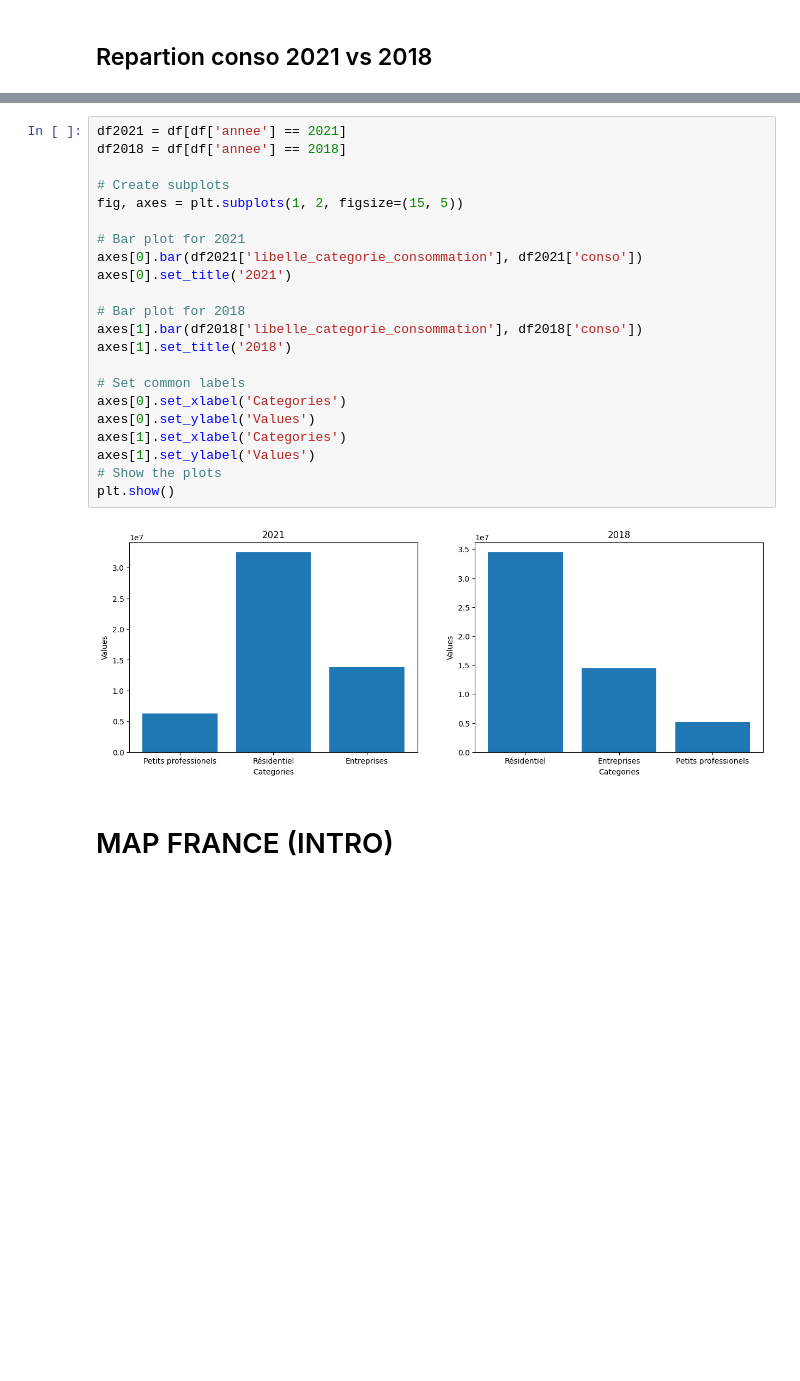
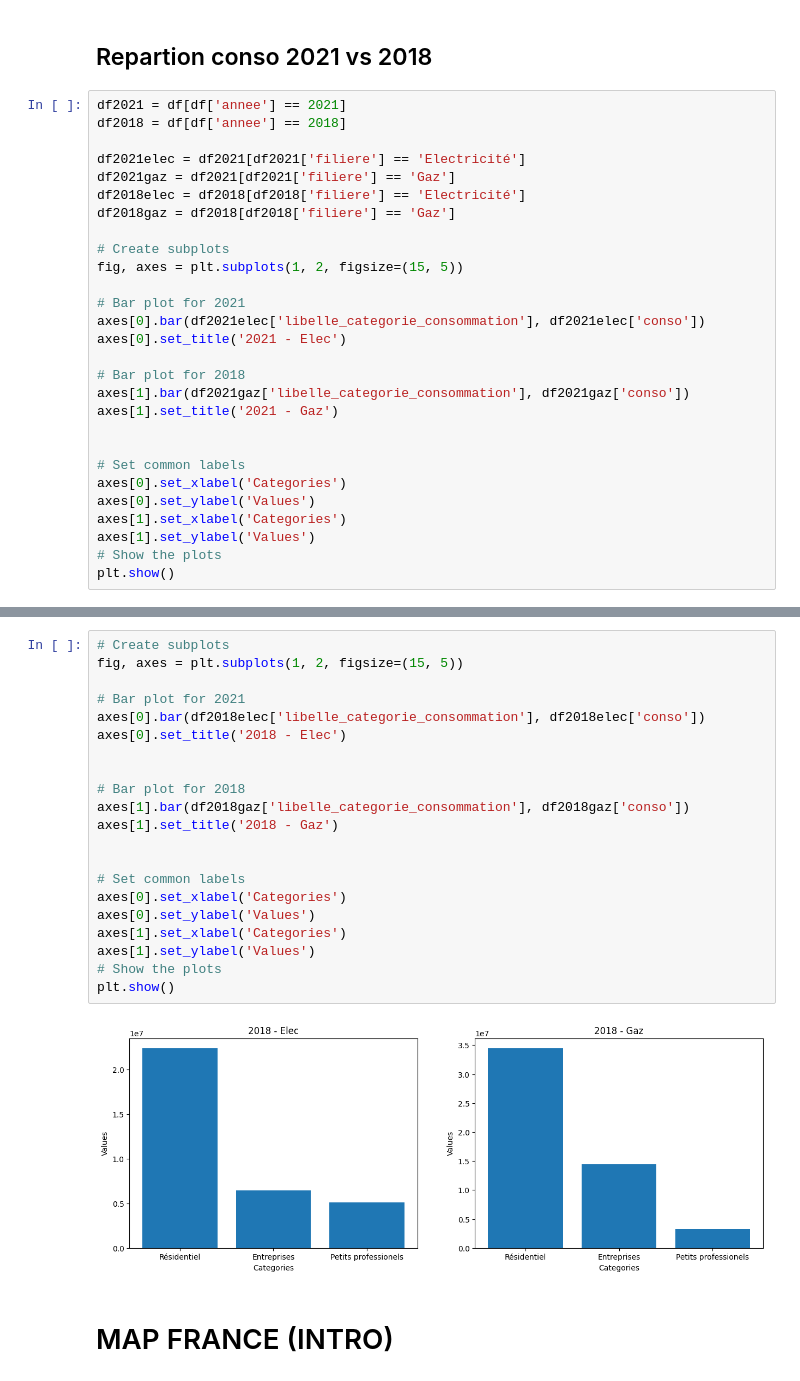
Before and after one commit to Leiiph/DatavizProjectM1, a Jupyter notebook: test.ipynb, the cells around one changed output, grey strips where cells are left out. Saved outputs shown, nothing was run; the diff lists cells and outputs as text; blank space fills up the shorter version.

Commit message:
4 external plots done

```diff
--- a/test.ipynb
+++ b/test.ipynb
@@ -85,3 +85,31 @@ plt.show()
 [figure]
 # %% [markdown]
 ## Repartion conso 2021 vs 2018
+# %%
+df2021 = df[df['annee'] == 2021]
+df2018 = df[df['annee'] == 2018]
+
+df2021elec = df2021[df2021['filiere'] == 'Electricité']
+df2021gaz = df2021[df2021['filiere'] == 'Gaz']
+df2018elec = df2018[df2018['filiere'] == 'Electricité']
+df2018gaz = df2018[df2018['filiere'] == 'Gaz']
+
+# Create subplots
+fig, axes = plt.subplots(1, 2, figsize=(15, 5))
+
+# Bar plot for 2021
+axes[0].bar(df2021elec['libelle_categorie_consommation'], df2021elec['conso'])
+axes[0].set_title('2021 - Elec')
+
+# Bar plot for 2018
+axes[1].bar(df2021gaz['libelle_categorie_consommation'], df2021gaz['conso'])
+axes[1].set_title('2021 - Gaz')
+
+
+# Set common labels
+axes[0].set_xlabel('Categories')
+axes[0].set_ylabel('Values')
+axes[1].set_xlabel('Categories')
+axes[1].set_ylabel('Values')
+# Show the plots
+plt.show()
@@ -88,27 +118,26 @@ plt.show()
 # %%
-df2021 = df[df['annee'] == 2021]
-df2018 = df[df['annee'] == 2018]
-
 # Create subplots
 fig, axes = plt.subplots(1, 2, figsize=(15, 5))
 
 # Bar plot for 2021
-axes[0].bar(df2021['libelle_categorie_consommation'], df2021['conso'])
-axes[0].set_title('2021')
+axes[0].bar(df2018elec['libelle_categorie_consommation'], df2018elec['conso'])
+axes[0].set_title('2018 - Elec')
+
 
 # Bar plot for 2018
-axes[1].bar(df2018['libelle_categorie_consommation'], df2018['conso'])
-axes[1].set_title('2018')
+axes[1].bar(df2018gaz['libelle_categorie_consommation'], df2018gaz['conso'])
+axes[1].set_title('2018 - Gaz')
+
 
 # Set common labels
 axes[0].set_xlabel('Categories')
 axes[0].set_ylabel('Values')
 axes[1].set_xlabel('Categories')
 axes[1].set_ylabel('Values')
 # Show the plots
 plt.show()
 # %% [output]
-[figure, old version]
+[figure, new version]
 # %% [markdown]
 # MAP FRANCE (INTRO)
 # %%
```
Also changed, not shown: parts of 6 cells of this notebook.
